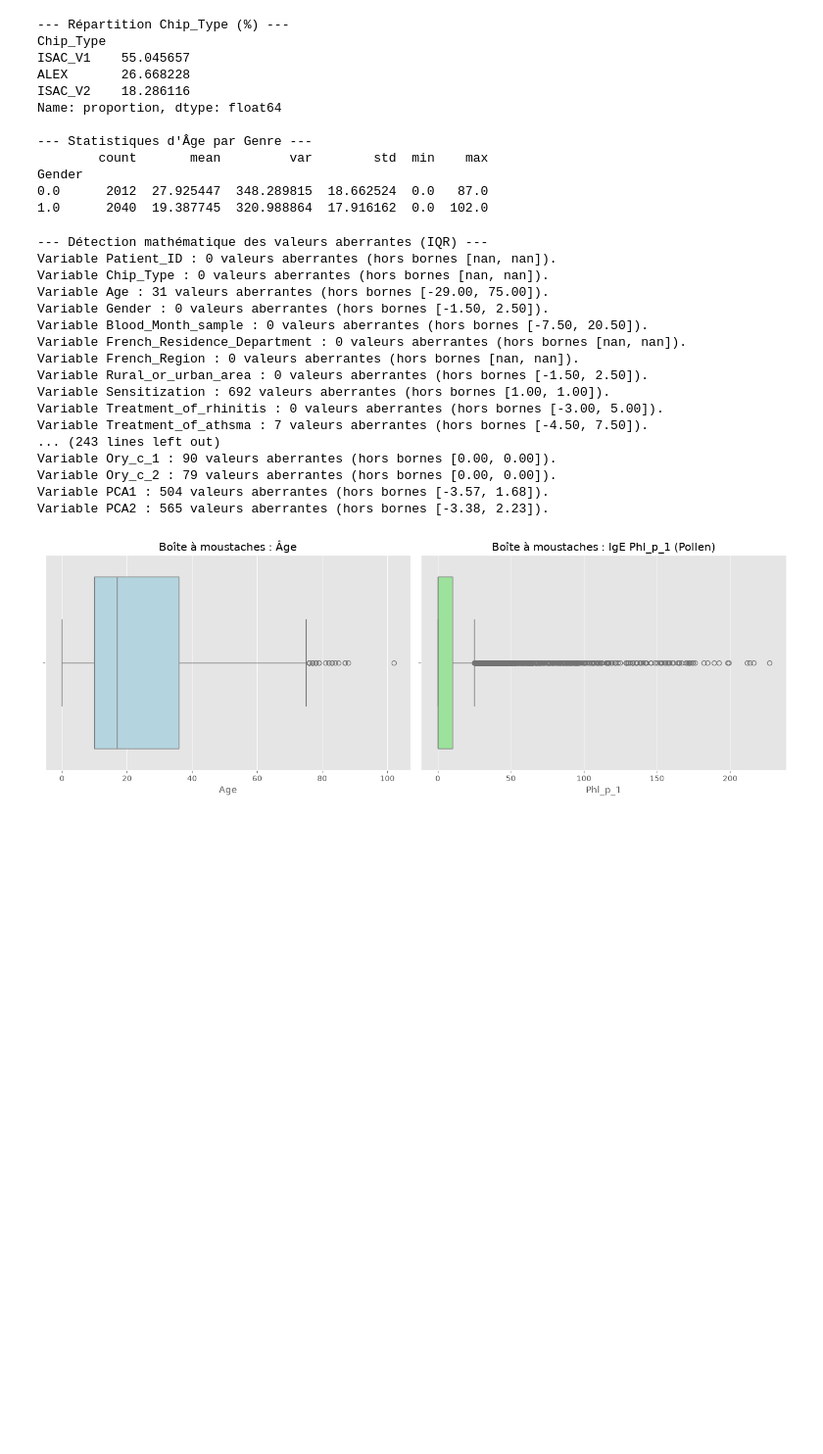
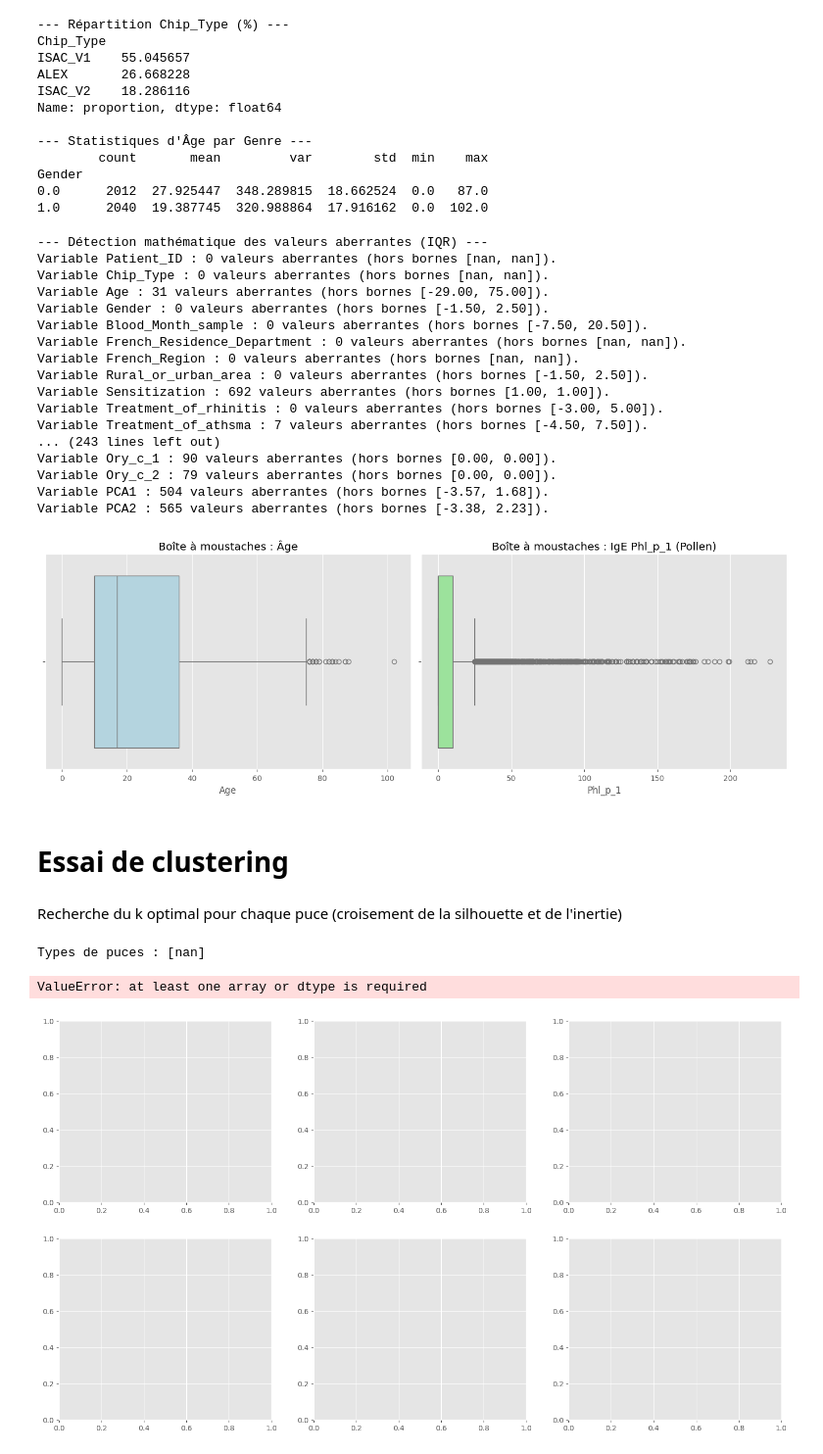
Before and after one commit to Analista-enr/ADAD_Allergen, a Jupyter notebook: src/Noé.ipynb, the cells around one changed output. Shown at 98% size. Drawn from its saved outputs; the diff is of its cells as text; code cells hidden in the pictures; blank space fills up the shorter version.

Commit message:
Essai Clustering

```diff
--- a/src/Noé.ipynb
+++ b/src/Noé.ipynb
@@ -89,6 +91,7 @@ bio_scaled = scaler.fit_transform(bio_filled)
 pca = PCA(n_components=2)
 bio_pca = pca.fit_transform(bio_scaled)
 
+df=df.copy()
 df["PCA1"] = bio_pca[:, 0]
 df["PCA2"] = bio_pca[:, 1]
 
@@ -184,3 +187,82 @@ Variable Ory_c_2 : 79 valeurs aberrantes (hors bornes [0.00, 0.00]).
 Variable PCA1 : 504 valeurs aberrantes (hors bornes [-3.57, 1.68]).
 Variable PCA2 : 565 valeurs aberrantes (hors bornes [-3.38, 2.23]).
 [figure]
+# %% [markdown]
+# Essai de clustering
+# %% [markdown]
+Recherche du k optimal pour chaque puce (croisement de la silhouette et de l'inertie)
+# %%
+plt.style.use('ggplot')
+
+# Chargement des données
+bio_cols = biological_cols
+chips = df['Chip_Type'].unique()
+print("Types de puces :", chips)
+
+k_range = range(2, 11)
+results = {}
+
+fig, axes = plt.subplots(2, 3, figsize=(18, 10))
+
+for idx, chip in enumerate(chips):
+    sub_df = df[df['Chip_Type'] == chip].copy()
+
+    # Conserver uniquement les colonnes biologiques qui ne sont pas entièrement vides pour cette puce
+    valid_bio = sub_df[bio_cols].dropna(axis=1, how='all')
+
+    # Convertir en numérique par sécurité et remplacer les NaN restants par 0
+    valid_bio = valid_bio.apply(pd.to_numeric, errors='coerce').fillna(0)
+
+    # Supprimer les colonnes constantes (variance nulle)
+    valid_bio = valid_bio.loc[:, valid_bio.std() > 0]
+
+    # Transformation logarithmique (log1p) pour atténuer l'asymétrie des valeurs d'IgE, puis standardisation
+    X_log = np.log1p(valid_bio.clip(lower=0))
+    scaler = StandardScaler()
+    X_scaled = scaler.fit_transform(X_log)
+
+    inertias = []
+    silhouettes = []
+
+    # Test des différentes valeurs de k
+    for k in k_range:
+        km = KMeans(n_clusters=k, random_state=42, n_init=10)
+        labels = km.fit_predict(X_scaled)
+        inertias.append(km.inertia_)
+        silhouettes.append(silhouette_score(X_scaled, labels))
+
+    best_k = k_range[np.argmax(silhouettes)]
+    results[chip] = {
+        'n_samples': len(sub_df),
+        'n_features': valid_bio.shape[1],
+        'inertias': inertias,
+        'silhouettes': silhouettes,
+        'best_k_sil': best_k,
+        'X_scaled': X_scaled,
+        'valid_bio': valid_bio
+    }
+
+    # Affichage de la courbe d'inertie (méthode du coude)
+    axes[0, idx].plot(k_range, inertias, marker='o', color='steelblue')
+    axes[0, idx].set_title(f'{chip} - Méthode du coude (Inertie)\n({len(sub_df)} patients, {valid_bio.shape[1]} allergènes)')
+    axes[0, idx].set_xlabel('Nombre de clusters (k)')
+    axes[0, idx].set_ylabel('Inertie (erreur intra-cluster)')
+
+    # Affichage du score de Silhouette
+    axes[1, idx].plot(k_range, silhouettes, marker='s', color='coral')
+    axes[1, idx].set_title(f'{chip} - Score de Silhouette')
+    axes[1, idx].set_xlabel('Nombre de clusters (k)')
+    axes[1, idx].set_ylabel('Score de Silhouette')
+
+plt.tight_layout()
+plt.show()
+
+# Affichage des métriques détaillées dans la console
+for chip, res in results.items():
+    print(f"\n=== {chip} ({res['n_samples']} patients, {res['n_features']} allergènes actifs) ===")
+    for k, iner, sil in zip(k_range, res['inertias'], res['silhouettes']):
+        print(f"  k={k}: Inertie={iner:.0f}, Silhouette={sil:.3f}")
+# %% [output]
+Types de puces : [nan]
+ValueError: at least one array or dtype is required
+[figure, added]
```
Also changed, not shown: parts of 6 cells of this notebook.
